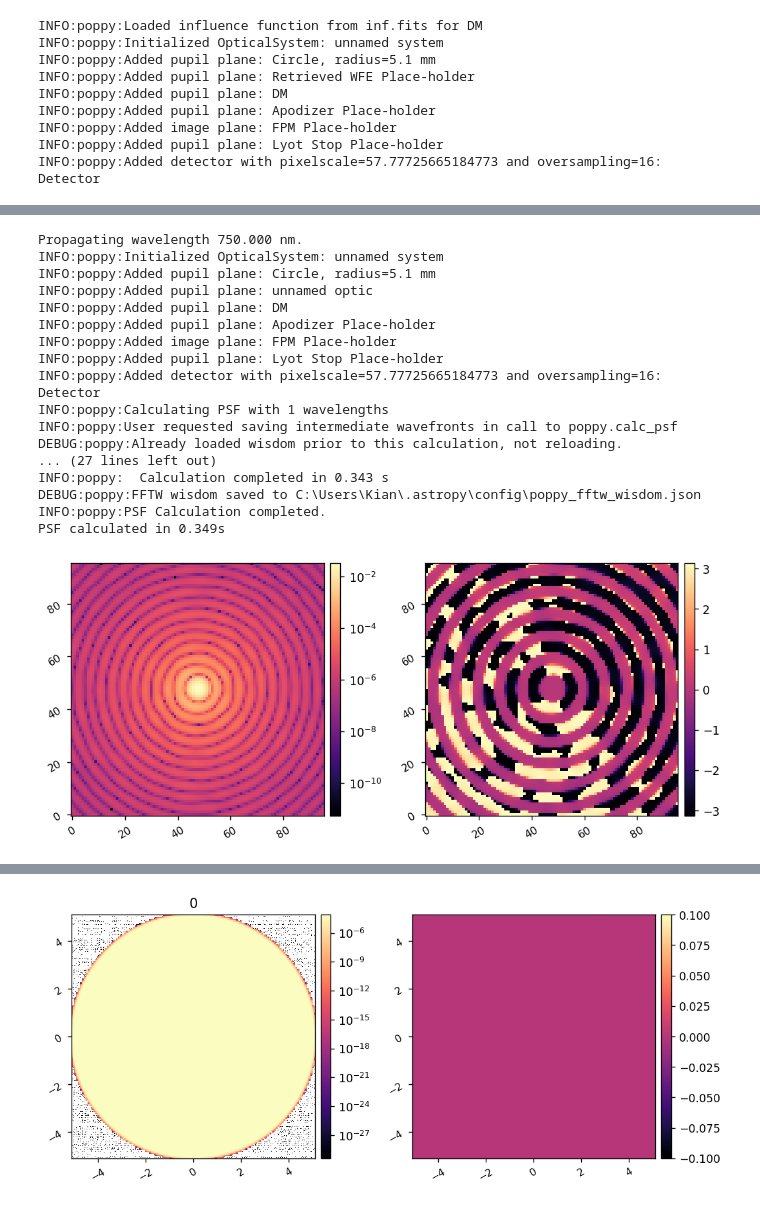
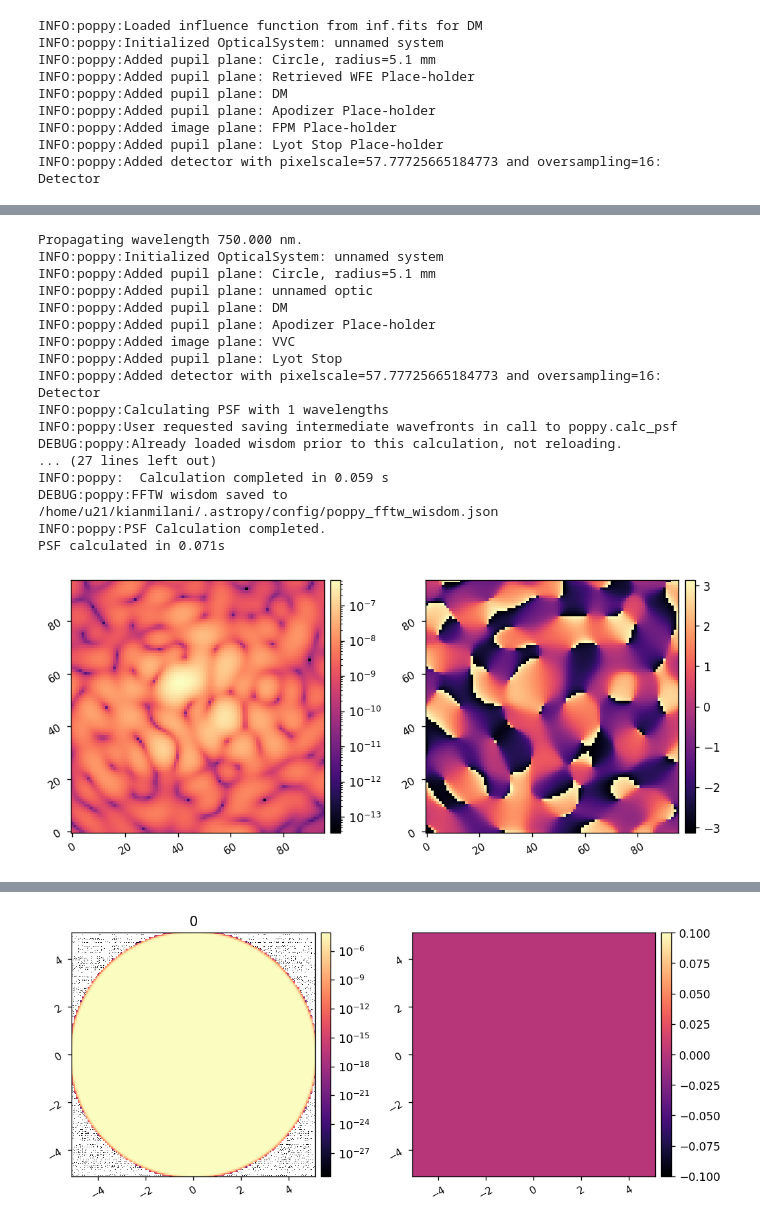
Before and after one commit to kian1377/apra-howfsc-models, a Jupyter notebook: test_compact_model.ipynb, the cells around one changed output, grey strips where cells are left out. Cells and saved outputs as stored; diff of their text form; code cells hidden in the pictures.

```diff
--- a/test_compact_model.ipynb
+++ b/test_compact_model.ipynb
@@ -33,7 +33,7 @@ lyot_stop = poppy.CircularAperture(name='Lyot Stop', radius=3*u.mm, gray_pixel=F
 reload(compact)
 c = compact.CORO()
 
-c.npix = 128
+c.npix = 256
 c.oversample = 16
 c.npsf = 100
 # %% [output]
@@ -46,11 +46,3 @@ INFO:poppy:Added pupil plane: Apodizer Place-holder
 INFO:poppy:Added image plane: FPM Place-holder
 INFO:poppy:Added pupil plane: Lyot Stop Place-holder
 INFO:poppy:Added detector with pixelscale=57.77725665184773 and oversampling=16: Detector
-# %%
-lyot_stop = poppy.CircularAperture(name='Lyot Stop', radius=3*u.mm / c.pupil_lyot_ratio, gray_pixel=False)
-
-c.LYOT = lyot_stop
-
-psf = c.calc_psf()
-misc.imshow2(np.abs(psf)**2, np.angle(psf),
-             pxscl1=c.psf_pixelscale_lamD, lognorm1=True)
@@ -163,35 +60,35 @@ misc.imshow2(wfe.amplitude, wfe.opd)
 # %%
 c.reset_dm()
 # c.set_dm(com_2)
 
-# c.RETRIEVED = None
+c.RETRIEVED = None
 c.RETRIEVED = wfe
 
-c.FPM = None
-# c.FPM = vortex
+# c.FPM = None
+c.FPM = vortex
 
-c.LYOT = None
-# c.LYOT = lyot_stop
+# c.LYOT = None
+c.LYOT = lyot_stop
 
 wfs = c.calc_wfs()
 
 misc.imshow2(wfs[-1].intensity, wfs[-1].phase, lognorm1=True)
 # %% [output]
 Propagating wavelength 750.000 nm.
 INFO:poppy:Initialized OpticalSystem: unnamed system
 INFO:poppy:Added pupil plane: Circle, radius=5.1 mm
 INFO:poppy:Added pupil plane: unnamed optic
 INFO:poppy:Added pupil plane: DM
 INFO:poppy:Added pupil plane: Apodizer Place-holder
-INFO:poppy:Added image plane: FPM Place-holder
-INFO:poppy:Added pupil plane: Lyot Stop Place-holder
+INFO:poppy:Added image plane: VVC
+INFO:poppy:Added pupil plane: Lyot Stop
 INFO:poppy:Added detector with pixelscale=57.77725665184773 and oversampling=16: Detector
 INFO:poppy:Calculating PSF with 1 wavelengths
 INFO:poppy:User requested saving intermediate wavefronts in call to poppy.calc_psf
 DEBUG:poppy:Already loaded wisdom prior to this calculation, not reloading.
 ... (27 lines left out)
-INFO:poppy:  Calculation completed in 0.343 s
-DEBUG:poppy:FFTW wisdom saved to C:\Users\Kian\.astropy\config\poppy_fftw_wisdom.json
+INFO:poppy:  Calculation completed in 0.059 s
+DEBUG:poppy:FFTW wisdom saved to /home/u21/kianmilani/.astropy/config/poppy_fftw_wisdom.json
 INFO:poppy:PSF Calculation completed.
-PSF calculated in 0.349s
+PSF calculated in 0.071s
-[figure, old version]
+[figure, new version]
```
Also changed, not shown: parts of 6 cells of this notebook, 3 other files.
